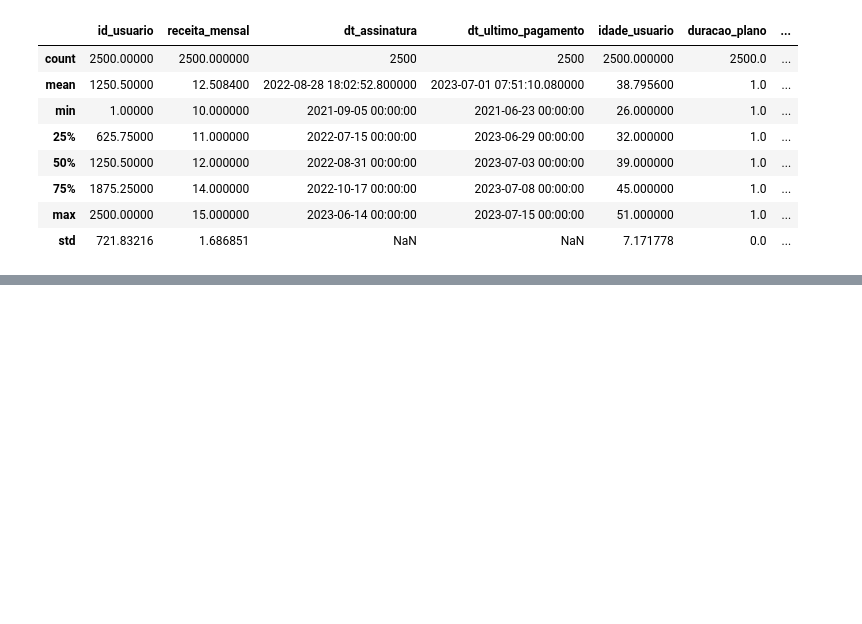
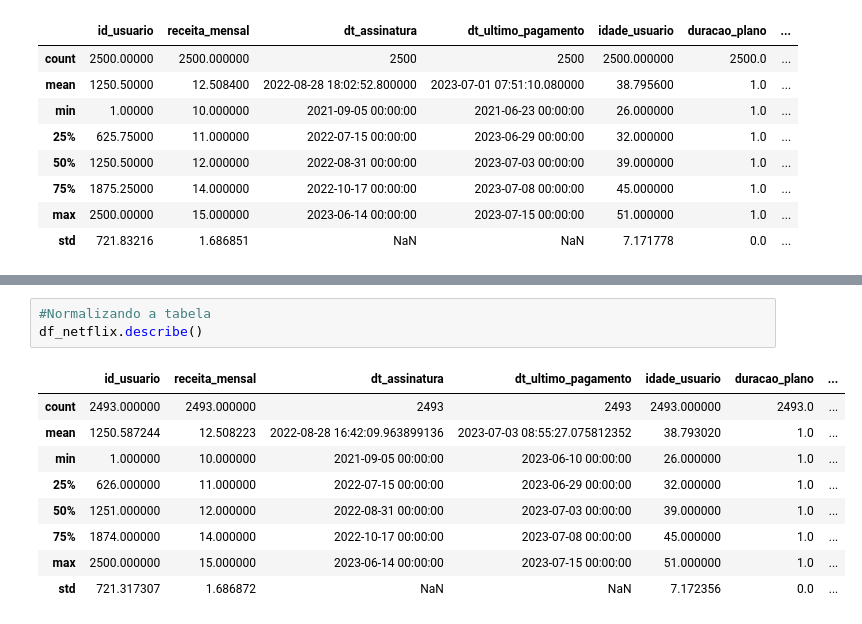
Before and after one commit to lethiciaasevedo1999/analise-dados-mundoreal, a Jupyter notebook: para-sala/Lethicia-Asevedo/mundo_real.ipynb, the cells around one changed output, grey strips where cells are left out. Drawn from its saved outputs; the diff is of its cells as text; blank space fills up the shorter version.

```diff
--- a/para-sala/Lethicia-Asevedo/mundo_real.ipynb
+++ b/para-sala/Lethicia-Asevedo/mundo_real.ipynb
@@ -164,0 +196,13 @@ df_netflix.describe()
+# %%
+#Normalizando a tabela
+df_netflix.describe()
+# %% [output]
+|  | id_usuario | receita_mensal | dt_assinatura | dt_ultimo_pagamento | idade_usuario | duracao_plano | ... |
+| count | 2493.000000 | 2493.000000 | 2493 | 2493 | 2493.000000 | 2493.0 | ... |
+| mean | 1250.587244 | 12.508223 | 2022-08-28 16:42:09.963899136 | 2023-07-03 08:55:27.075812352 | 38.793020 | 1.0 | ... |
+| min | 1.000000 | 10.000000 | 2021-09-05 00:00:00 | 2023-06-10 00:00:00 | 26.000000 | 1.0 | ... |
+| 25% | 626.000000 | 11.000000 | 2022-07-15 00:00:00 | 2023-06-29 00:00:00 | 32.000000 | 1.0 | ... |
+| 50% | 1251.000000 | 12.000000 | 2022-08-31 00:00:00 | 2023-07-03 00:00:00 | 39.000000 | 1.0 | ... |
+| 75% | 1874.000000 | 14.000000 | 2022-10-17 00:00:00 | 2023-07-08 00:00:00 | 45.000000 | 1.0 | ... |
+| max | 2500.000000 | 15.000000 | 2023-06-14 00:00:00 | 2023-07-15 00:00:00 | 51.000000 | 1.0 | ... |
+| std | 721.317307 | 1.686872 | NaN | NaN | 7.172356 | 0.0 | ... |
```
Also changed, not shown: parts of 5 cells of this notebook.
